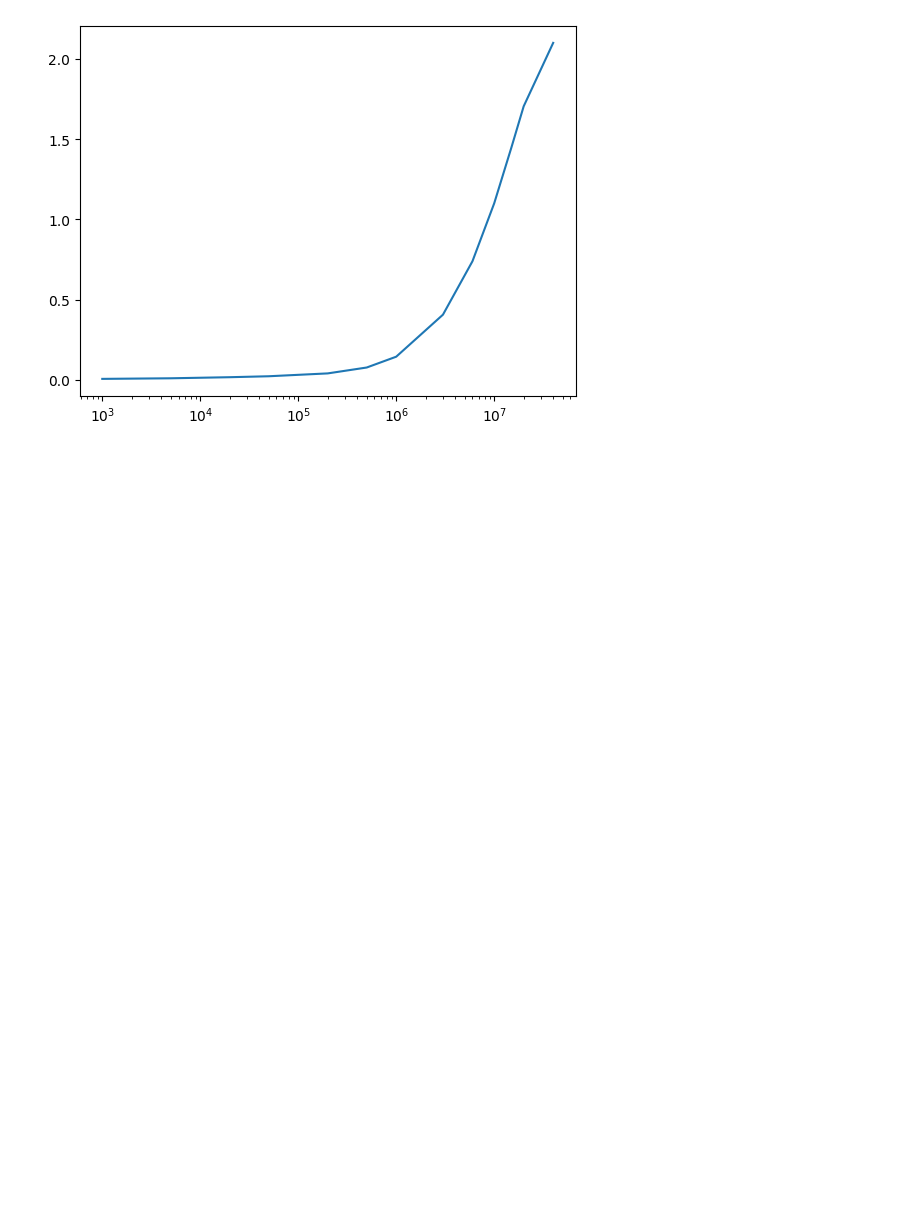
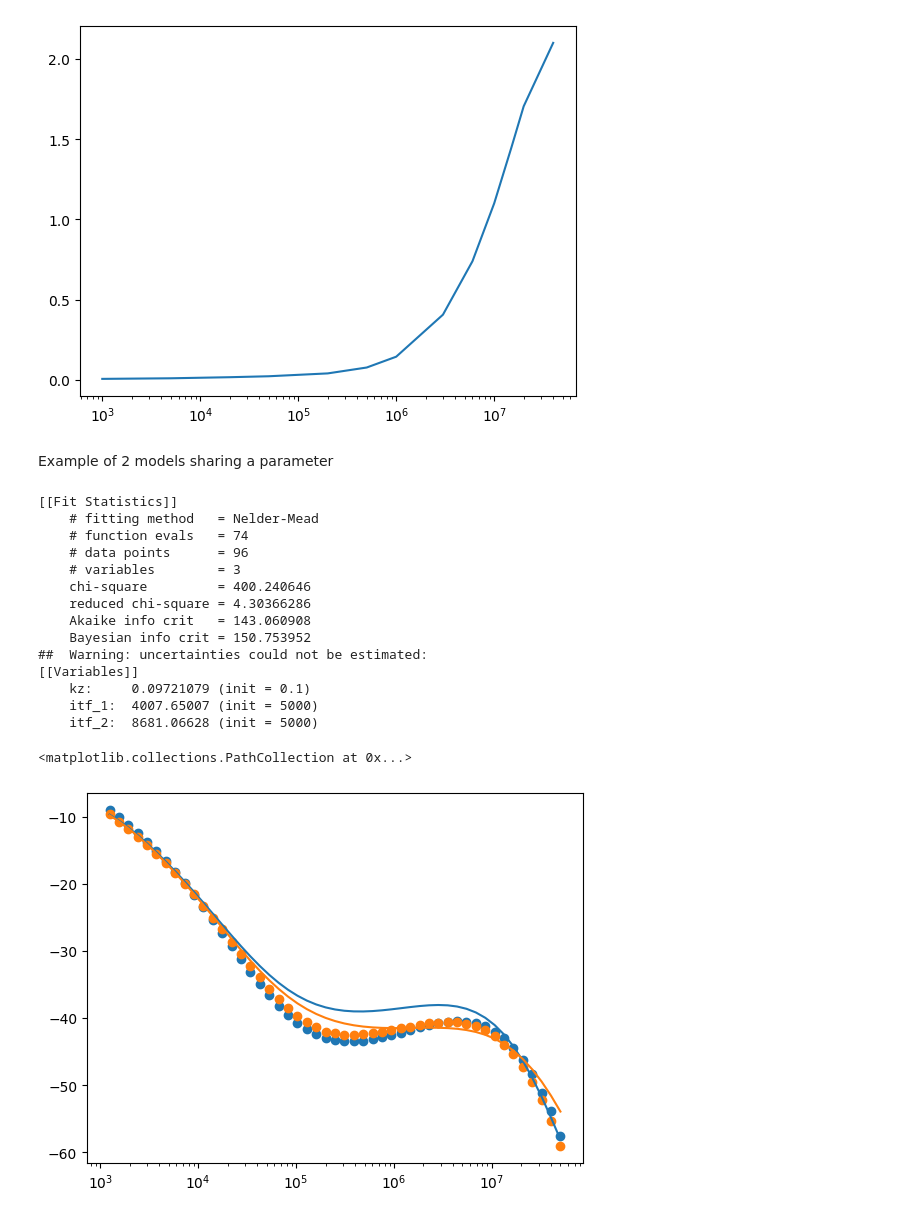
Before and after one commit to marcelclaro/FDTR, a Jupyter notebook: basictests.ipynb, the cells around one changed output. Cells and saved outputs as stored; diff of their text form; code cells hidden in the pictures; blank space fills up the shorter version.

Commit message:
multimodel fitting working

```diff
--- a/basictests.ipynb
+++ b/basictests.ipynb
@@ -389,3 +386,79 @@ ax.semilogx(frequencies, difference);  # Plot some data on the axes.
 {'temperature': 300, 'materialname_1': 'Sapphire', 'materialname_2': 'Au', 'g': 5000.0}
 {'thickness': 6.6e-06, 'temperature': 300, 'material': <pyFDTR.materials.gold object at 0x...>, 'cp': 2.494334686, 'density': 19.3, 'kxx': 0.660214005, 'kyy': 0.660214005, 'kxy': 0, 'kzz': 0.660214005 ...
 [figure]
+# %% [markdown]
+Example of 2 models sharing a parameter
+# %%
+import numpy as np
+import mpmath
+from pyFDTR.domain import *
+from pyFDTR.materials import *
+from pyFDTR.fouriermodel import *
+import matplotlib as mpl
+import matplotlib.pyplot as plt
+
+#We use lmfit library, do not forget to install it too
+import lmfit
+
+#define a list of parameters object
+var_par = Fitting_parameters()
+#add parameters in the fit (name, starting value, min and max)
+var_par.add('kz', value=0.10, min=0.03, max=0.40)
+var_par.add('itf_1', value=5e3, min=5e2, max=5e5)
+var_par.add('itf_2', value=5e3, min=5e2, max=5e5)
+
+load = np.genfromtxt('./sampledata/STO1.txt',skip_header=2)
+points1 = np.delete(load,1,1)
+load = np.genfromtxt('./sampledata/STO2.txt',skip_header=2)
+points2 = np.delete(load,1,1)
+
+
+domain1 = Domain(300)
+domain1.add_substrate(STO)
+domain1.add_layer(60e-7,gold)
+domain1.set_interface_condu(1,var_par.get_parameter('itf_1'))
+domain1.set_layer_param(0,kzz=var_par.get_parameter('kz'),kxx=var_par.get_parameter('kz'),kyy=var_par.get_parameter('kz'))
+model1 = FourierModelFDTR(domain1,10.4e-4,10.4e-4,0,fitting_params=var_par, backend='numpy',jit=True)
+
+domain2 = Domain(300)
+domain2.add_substrate(STO)
+domain2.add_layer(60e-7,gold)
+domain2.set_interface_condu(1,var_par.get_parameter('itf_2'))
+domain2.set_layer_param(0,kzz=var_par.get_parameter('kz'),kxx=var_par.get_parameter('kz'),kyy=var_par.get_parameter('kz'))
+model2 = FourierModelFDTR(domain2,10.4e-4,10.4e-4,0,fitting_params=var_par, backend='numpy',jit=True)
+
+
+out = multimodel_fitting([model1,model2],[points1,points2],method='nelder',max_nfev=1000)
+#different methods not tested yet, find yourself the best one
+lmfit.report_fit(out)
+
+phases_1 = []
+for f in points1[:,0]:
+  phases_1.append(model1.get_phase(f))
+phases_2 = []
+for f in points2[:,0]:
+  phases_2.append(model2.get_phase(f))
+
+#matlibplot to plot the results
+fig, ax = plt.subplots()  # Create a figure containing a single axes.
+ax.semilogx(points1[:,0], phases_1);
+ax.scatter(points1[:,0],points1[:,1])
+ax.semilogx(points2[:,0], phases_2);
+ax.scatter(points2[:,0],points2[:,1])
+# %% [output]
+[[Fit Statistics]]
+    # fitting method   = Nelder-Mead
+    # function evals   = 74
+    # data points      = 96
+    # variables        = 3
+    chi-square         = 400.240646
+    reduced chi-square = 4.30366286
+    Akaike info crit   = 143.060908
+    Bayesian info crit = 150.753952
+##  Warning: uncertainties could not be estimated:
+[[Variables]]
+    kz:     0.09721079 (init = 0.1)
+    itf_1:  4007.65007 (init = 5000)
+    itf_2:  8681.06628 (init = 5000)
+<matplotlib.collections.PathCollection at 0x...>
+[figure, added]
```
Also changed, not shown: parts of 1 cell of this notebook, 1 other file.
